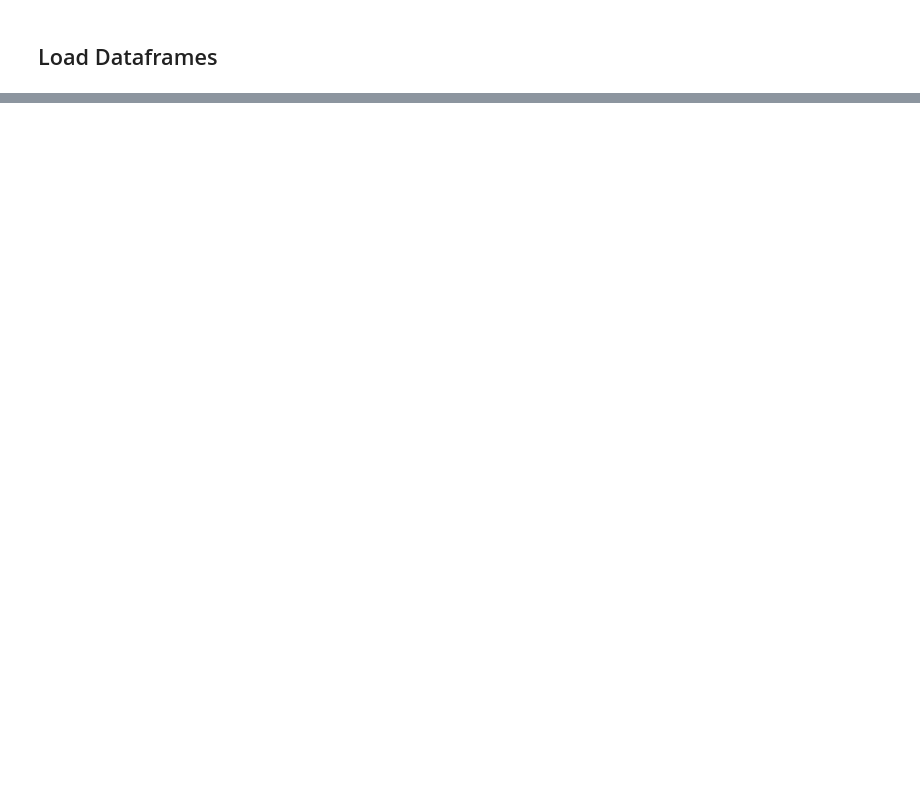
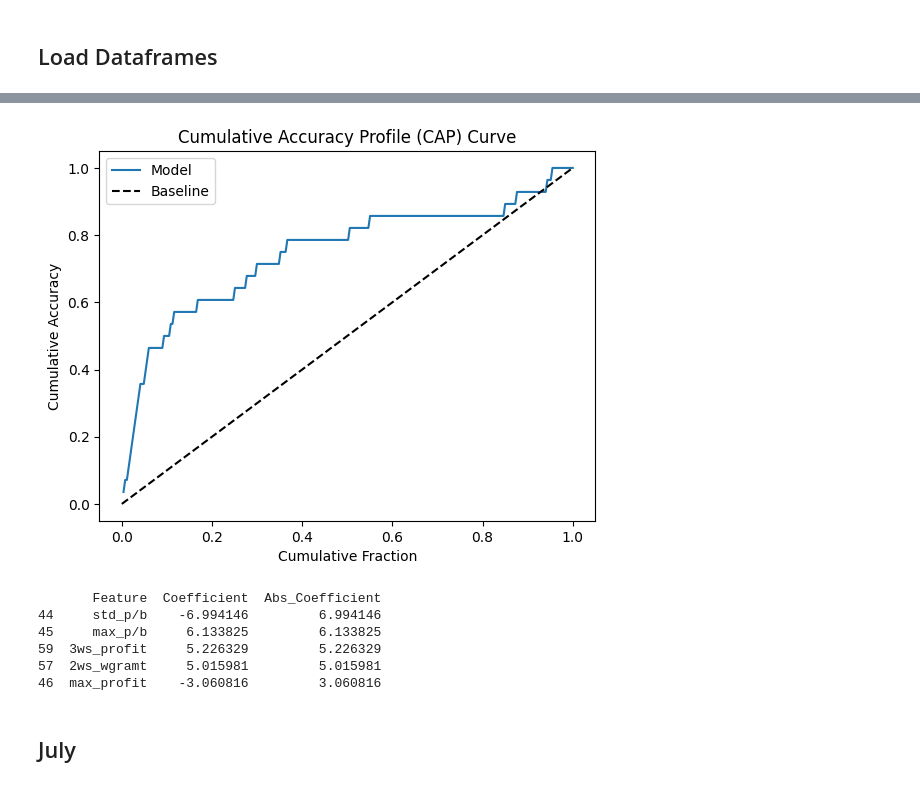
Before and after one commit to mauricios20/Gamblers_Investors, a Jupyter notebook: Entire Data/Combinations/Tunning/Overall/LR.ipynb, the cells around one changed output, grey strips where cells are left out. Cells and saved outputs as stored; diff of their text form; code cells hidden in the pictures; blank space fills up the shorter version.

```diff
--- a/Entire Data/Combinations/Tunning/Overall/LR.ipynb
+++ b/Entire Data/Combinations/Tunning/Overall/LR.ipynb
@@ -49,7 +20,7 @@ Months in test set: ['4_August']
 # Best Hyperparameters: {'C': 10, 'max_iter': 500, 'penalty': 'l1', 'solver': 'liblinear'}
 # {'C': 10, 'max_iter': 300, 'penalty': 'l1', 'solver': 'liblinear'}
 
-best_params = {'C': 10, 'max_iter': 500, 'penalty': 'l1', 'solver': 'liblinear'}
+best_params = {'C': 10, 'max_iter': 1500, 'penalty': 'l2', 'solver': 'lbfgs'}
 # %% [markdown]
 ## Load Dataframes
 # %%
@@ -154,0 +41,7 @@ plt.show()
+# %%
+training = ['6_October', '3_July', '4_August', '5_September']
+testing = ['2_June']
+
+june_test, jn_y_test, jn_y_pred, jn_x_test , jn_df, jn_classifier, ct = cf.run_lr_combine(months, data_path, filter, training, testing, best_params)
+
+print(june_test.to_latex(index=False))
@@ -154,0 +58,4 @@ plt.show()
+# %%
+cf.plot_cap_curve(jn_y_test, jn_y_pred)
+# %% [output]
+[figure, added]
@@ -154,0 +64,11 @@ plt.show()
+# %%
+print(june_features.head(5))
+# %% [output]
+       Feature  Coefficient  Abs_Coefficient
+44     std_p/b    -6.994146         6.994146
+45     max_p/b     6.133825         6.133825
+59  3ws_profit     5.226329         5.226329
+57  2ws_wgramt     5.015981         5.015981
+46  max_profit    -3.060816         3.060816
+# %% [markdown]
+## July
```
Also changed, not shown: parts of 29 cells of this notebook, 4 other files.
